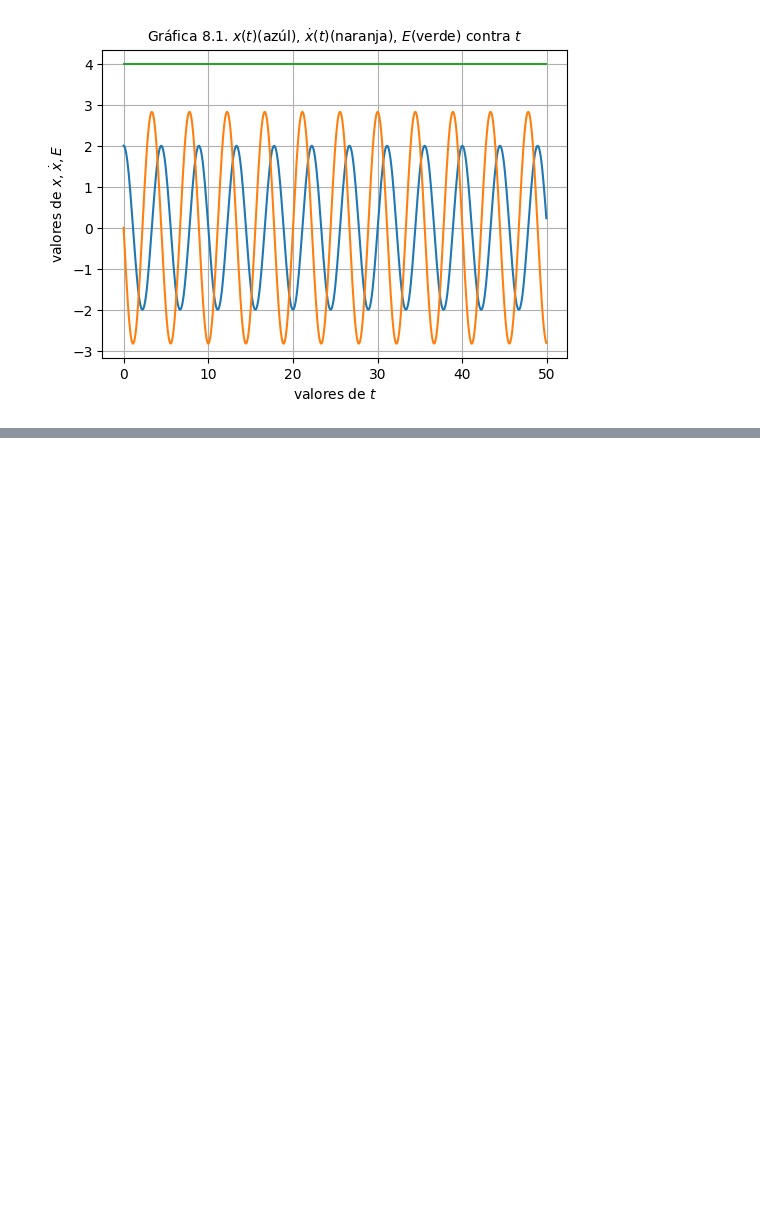
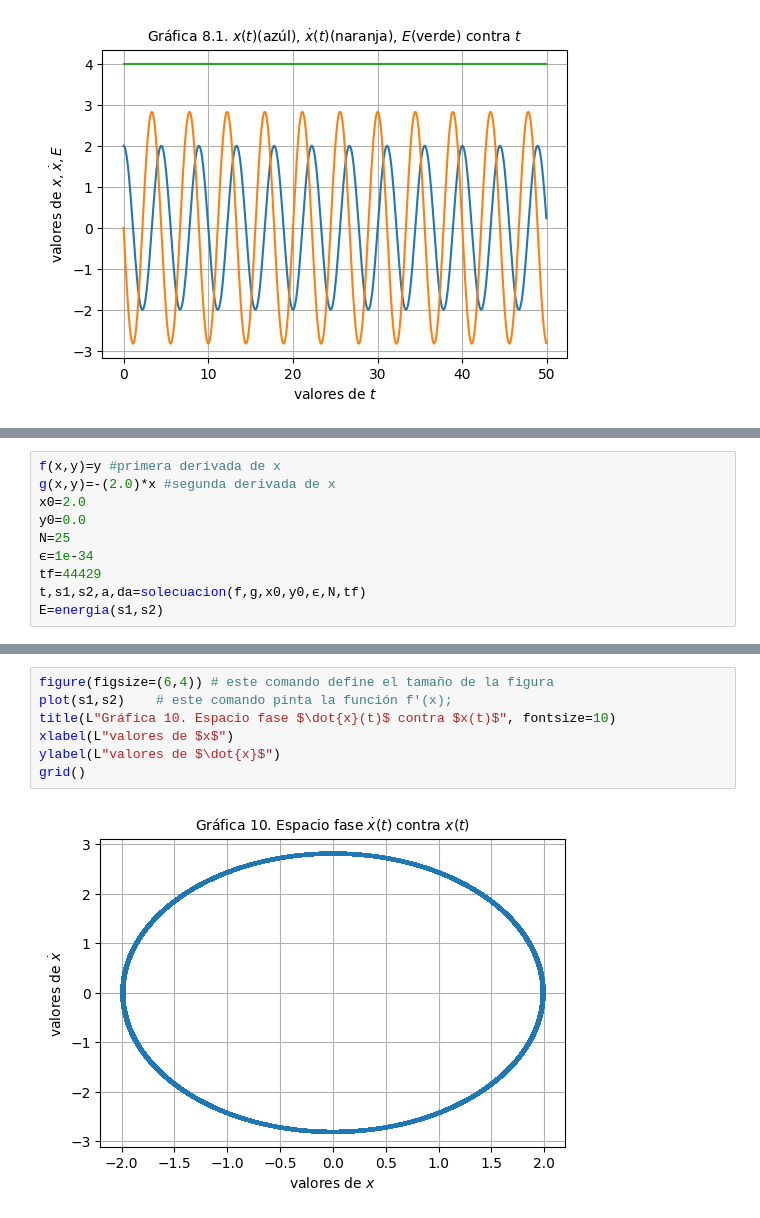
Before and after one commit to lbenet/2017-2_TSFisComputacional-1, a Jupyter notebook: tareas/rene/Tarea6.ipynb, the cells around one changed output, grey strips where cells are left out. Drawn from its saved outputs; the diff is of its cells as text; blank space fills up the shorter version.

```diff
--- a/tareas/rene/Tarea6.ipynb
+++ b/tareas/rene/Tarea6.ipynb
@@ -422,0 +475,10 @@ grid()
+# %%
+f(x,y)=y #primera derivada de x
+g(x,y)=-(2.0)*x #segunda derivada de x
+x0=2.0
+y0=0.0
+N=25
+ϵ=1e-34
+tf=44429
+t,s1,s2,a,da=solecuacion(f,g,x0,y0,ϵ,N,tf)
+E=energia(s1,s2)
@@ -422,0 +504,9 @@ grid()
+# %%
+figure(figsize=(6,4)) # este comando define el tamaño de la figura
+plot(s1,s2)    # este comando pinta la función f'(x);
+title(L"Gráfica 10. Espacio fase $\dot{x}(t)$ contra $x(t)$", fontsize=10)
+xlabel(L"valores de $x$")
+ylabel(L"valores de $\dot{x}$")
+grid()
+# %% [output]
+[figure, added]
```
Also changed, not shown: parts of 12 cells of this notebook, 1 other file.
